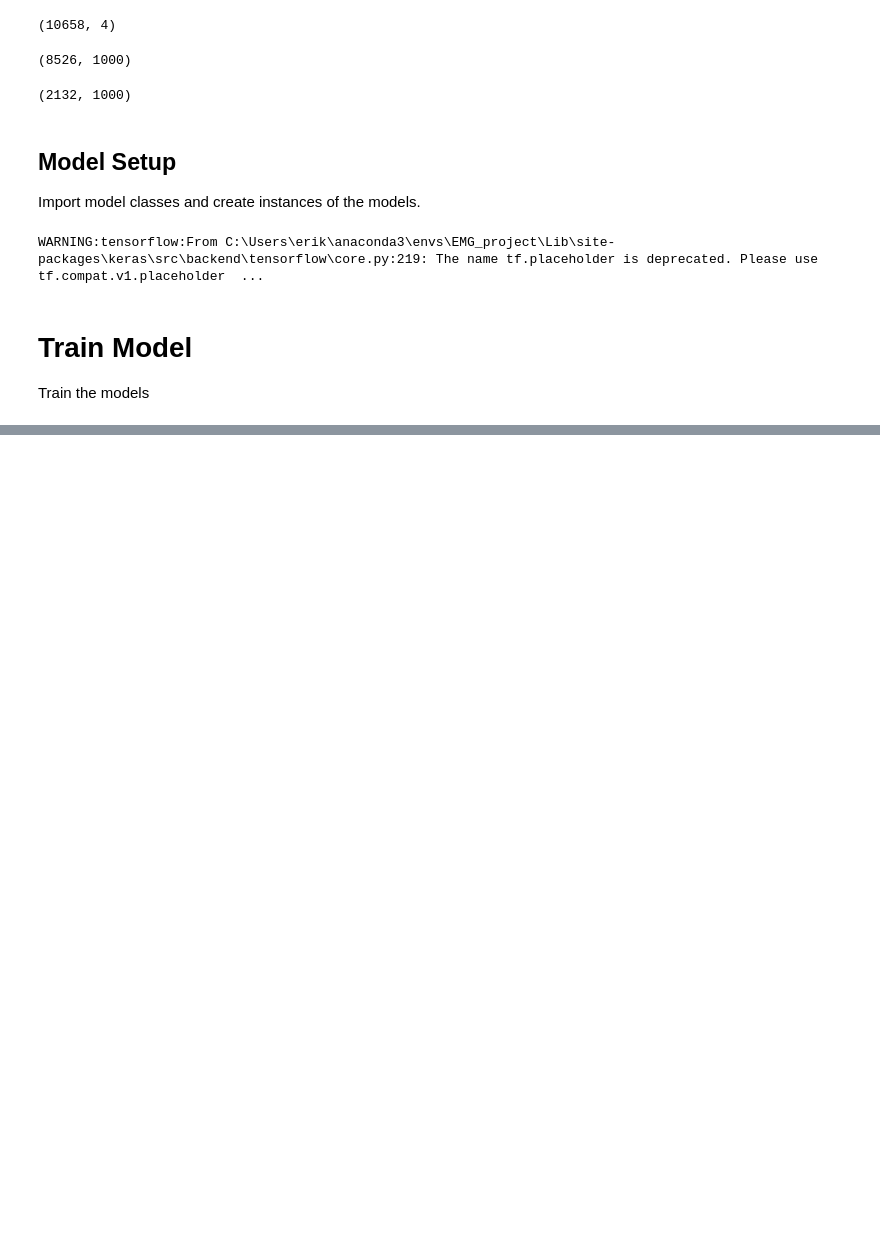
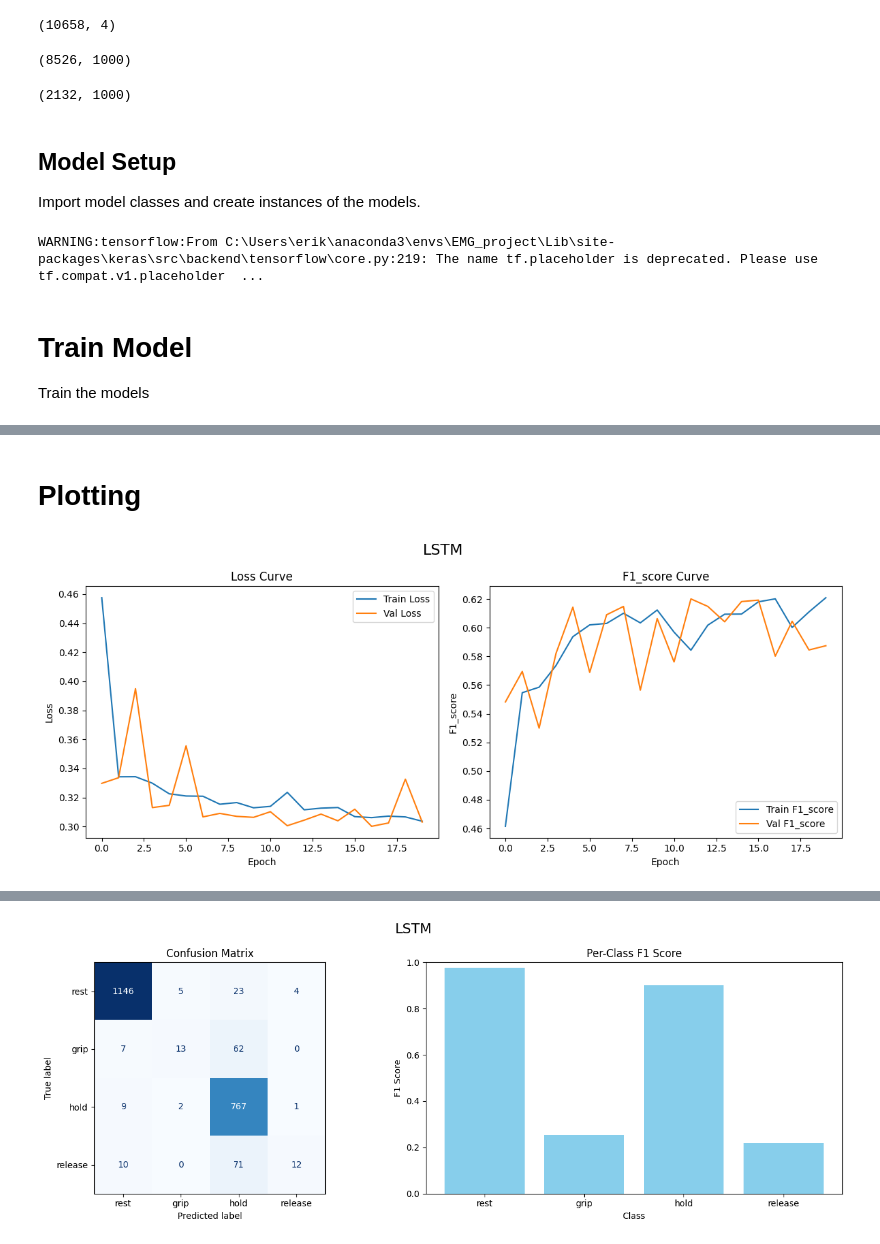
Before and after one commit to OsirisPrime/CDT406, a Jupyter notebook: notebooks/training_notebook.ipynb, the cells around one changed output, grey strips where cells are left out. Cells and saved outputs as stored; diff of their text form; code cells hidden in the pictures; blank space fills up the shorter version.

Commit message:
Refactor training notebook: enhance data parsing, preprocessing, and model training sections; add plotting functions for learning curves and confusion matrix

```diff
--- a/notebooks/training_notebook.ipynb
+++ b/notebooks/training_notebook.ipynb
@@ -117,5 +117,5 @@ LSTM_STFT_Dense_model = LSTM_STFT_Dense(input_shape=X_data.shape[1], num_classes
 # Train Model
 Train the models
 # %%
-LSTM_model.train(X_train=X_train, y_train=y_train, X_val=X_val, y_val=y_val, epochs=10, verbose=2)
+LSTM_model.train(X_train=X_train, y_train=y_train, X_val=X_val, y_val=y_val, epochs=20, verbose=2)
 # %% [output]
@@ -187,0 +179,2 @@ Epoch 10/10
+# %% [markdown]
+# Plotting
@@ -187,0 +183,5 @@ Epoch 10/10
+# %%
+plot_learning_curves(LSTM_model.get_model(), plot_title=LSTM_model.get_model_name())
+plot_confusion_and_f1(LSTM_model.get_model(), X_val, y_val, plot_title=LSTM_model.get_model_name())
+# %% [output]
+[figure, added]
@@ -187,0 +189 @@ Epoch 10/10
+[figure, added]
```
Also changed, not shown: parts of 8 cells of this notebook.
